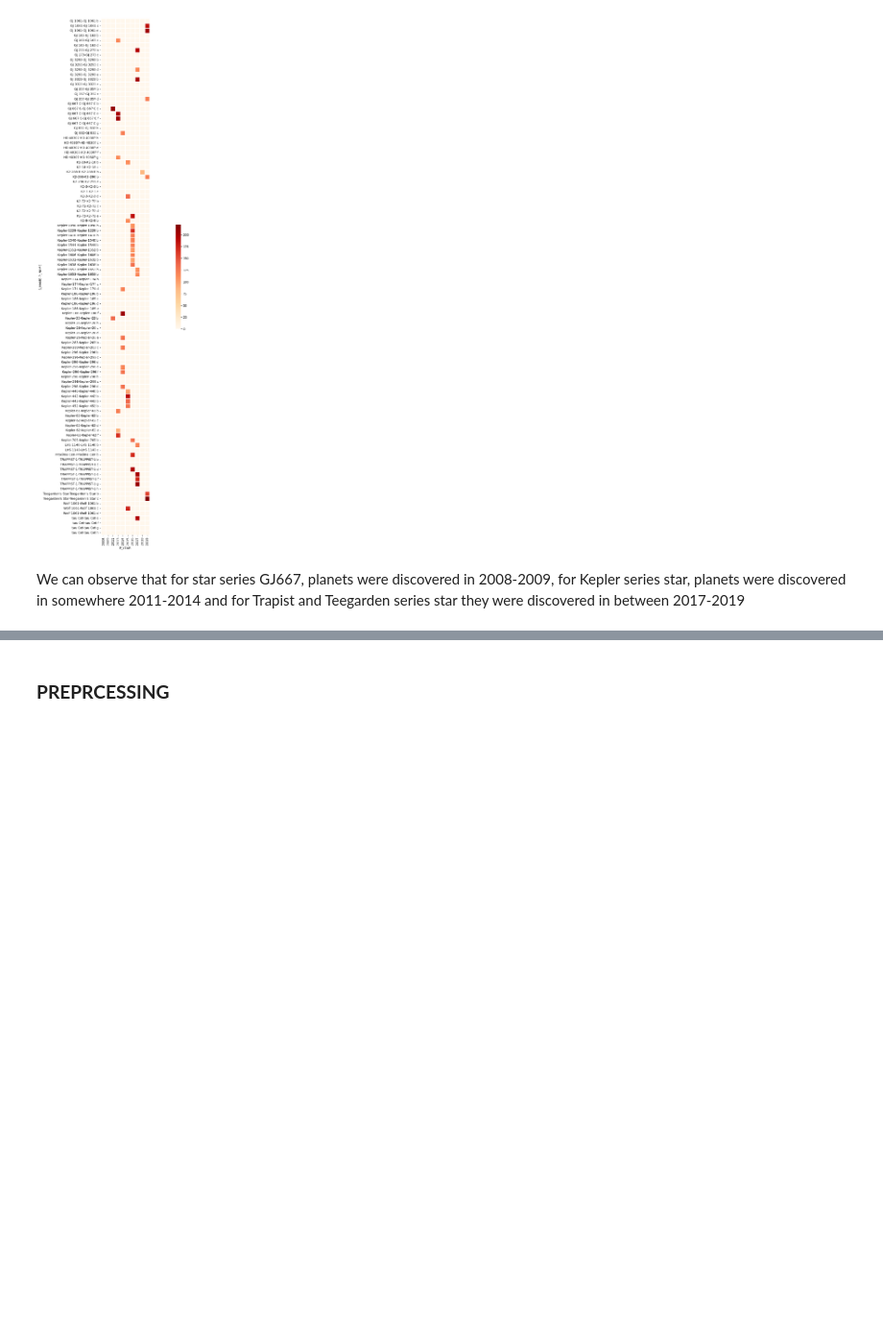
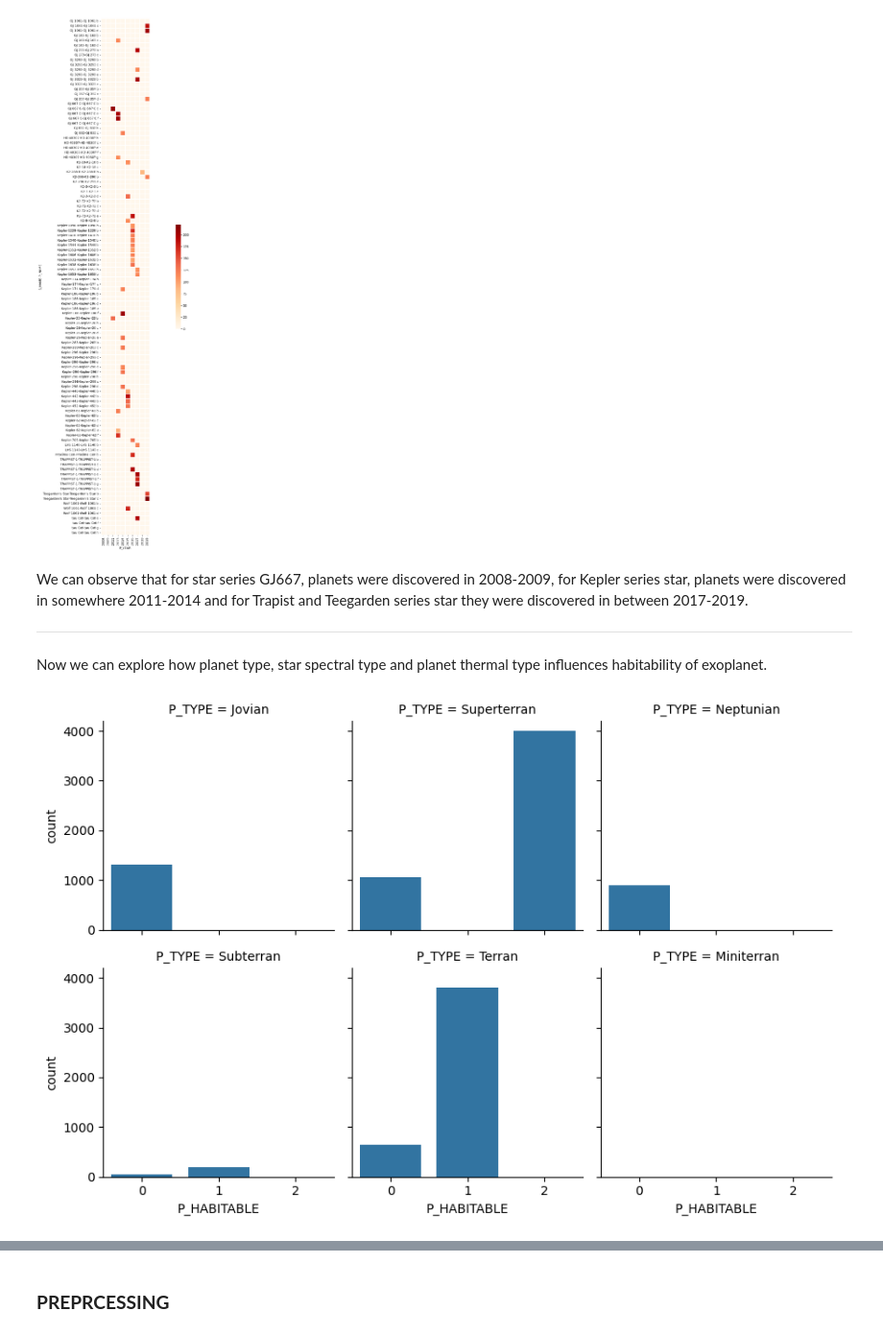
Before and after one commit to Ridima28/Exoplanet-Habitability-Classification, a Jupyter notebook: models/main.ipynb, the cells around one changed output, grey strips where cells are left out. Shown at 96% size. Cells and saved outputs as stored; diff of their text form; code cells hidden in the pictures; blank space fills up the shorter version.

```diff
--- a/models/main.ipynb
+++ b/models/main.ipynb
@@ -210,4 +210,14 @@ g = sns.heatmap(planet_under_star,square=True, cbar_kws={'fraction':0.01},cmap='
 # %% [output]
 [figure]
 # %% [markdown]
-We can observe that for star series GJ667, planets were discovered in 2008-2009, for Kepler series star, planets were discovered in somewhere 2011-2014 and for Trapist and Teegarden series star they were discovered in between 2017-2019
+We can observe that for star series GJ667, planets were discovered in 2008-2009, for Kepler series star, planets were discovered in somewhere 2011-2014 and for Trapist and Teegarden series star they were discovered in between 2017-2019.
+
+
+-----------------------------------------------------------------------------
+# %% [markdown]
+Now we can explore how planet type, star spectral type and planet thermal type influences habitability of exoplanet.
+# %%
+sns.axes_style(style='ticks')
+g = sns.catplot(x = "P_HABITABLE", col = "P_TYPE", col_wrap=3, data = oversampled, kind = 'count', height= 3,aspect=1.0)
+# %% [output]
+[figure, added]
```
Also changed, not shown: parts of 29 cells of this notebook, 2 other files.
